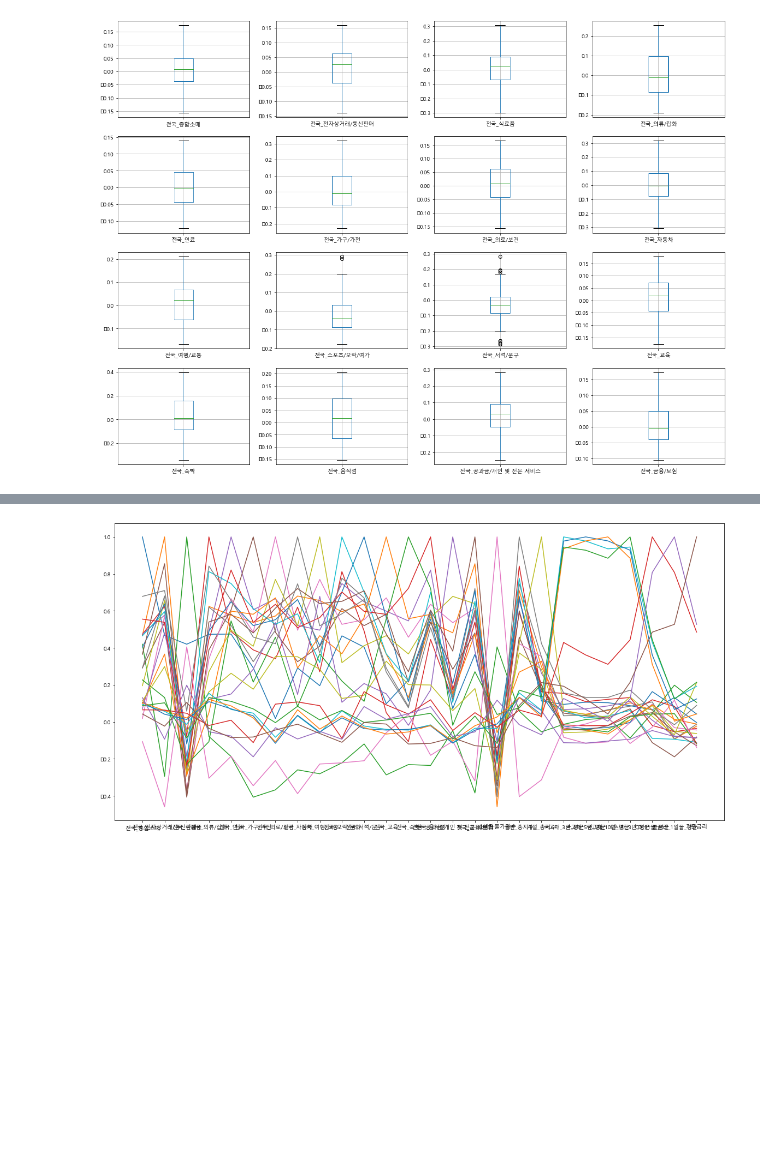
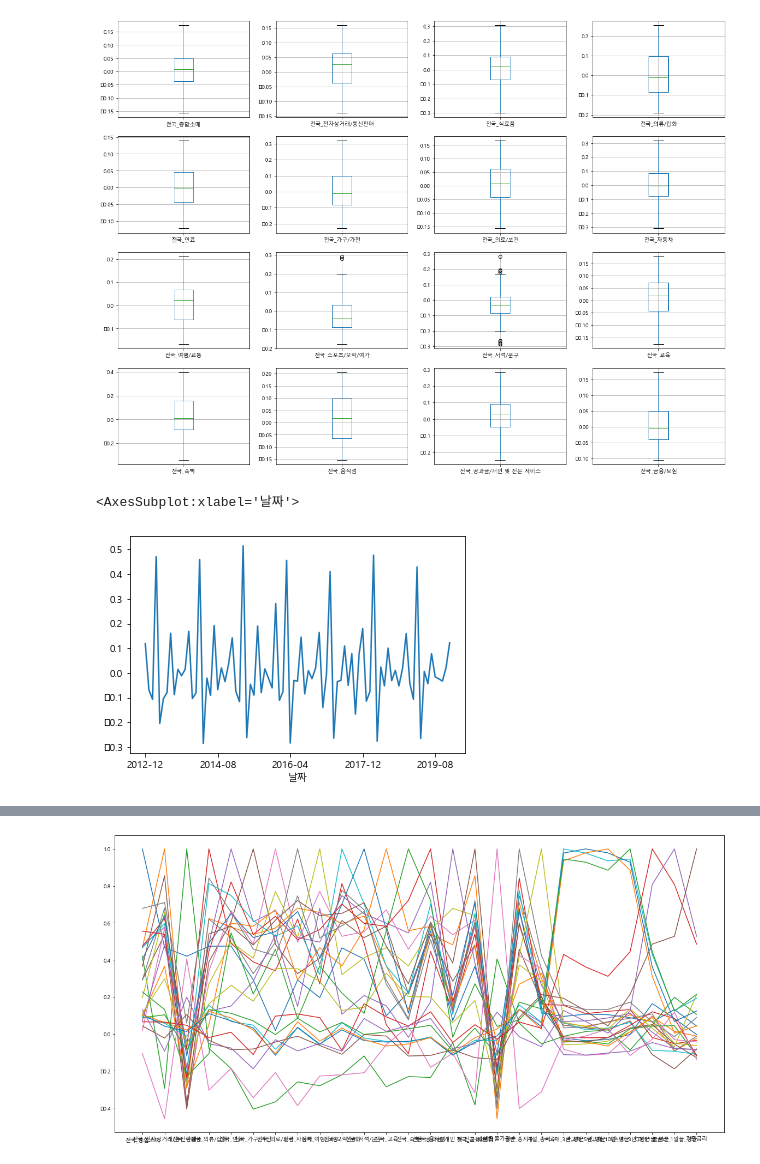
Before and after one commit to KJH3024/test, a Jupyter notebook: 프로젝트1/전국_카드.ipynb, the cells around one changed output, grey strips where cells are left out. Saved outputs shown, nothing was run; the diff lists cells and outputs as text; code cells hidden in the pictures; blank space fills up the shorter version.

```diff
--- a/프로젝트1/전국_카드.ipynb
+++ b/프로젝트1/전국_카드.ipynb
@@ -34,6 +34,7 @@ df.set_index('날짜', inplace=True)
 # %%
 # 컬럼 맞추기
 df.columns = df.columns.str.replace('_ ','_')
+df.columns = df.columns.str.replace(' ','')
 df.columns
 # %% [output]
 Index(['전국_합계', '전국_종합소매', '전국_백화점', '전국_대형마트/유통전문점', '전국_슈퍼마켓', '전국_편의점',
@@ -506,3 +507,8 @@ total_df1_iqr.boxplot(column="전국_금융/보험", ax=axes[3,3])
 plt.show()
 # %% [output]
 [figure]
+# %%
+total_df1['전국_서적/문구'].plot()
+# %% [output]
+<AxesSubplot:xlabel='날짜'>
+[figure, added]
```
Also changed, not shown: parts of 13 cells of this notebook.
